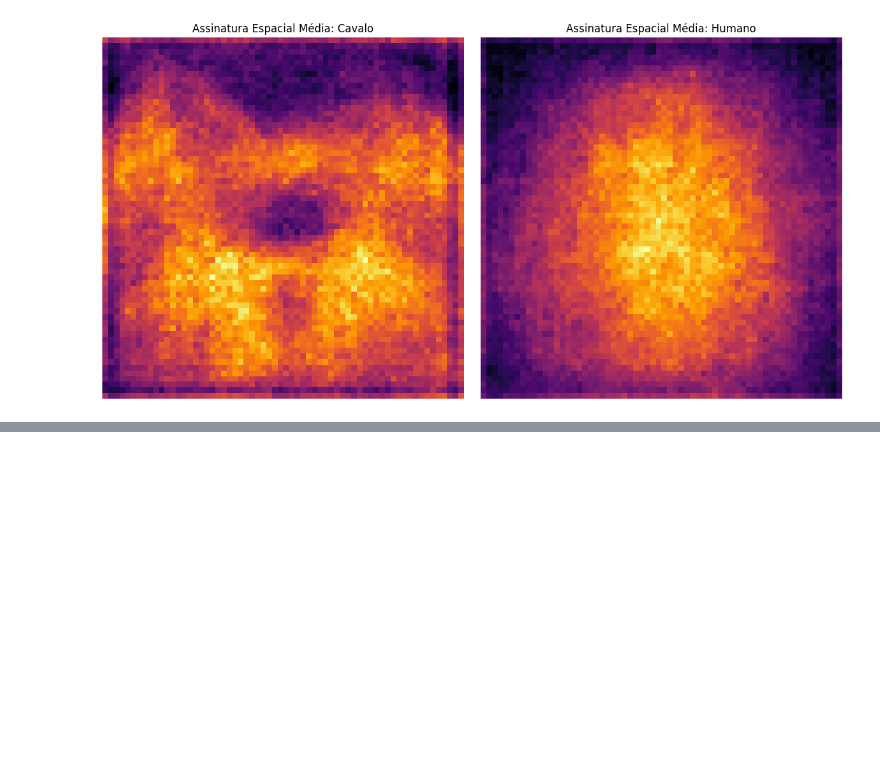
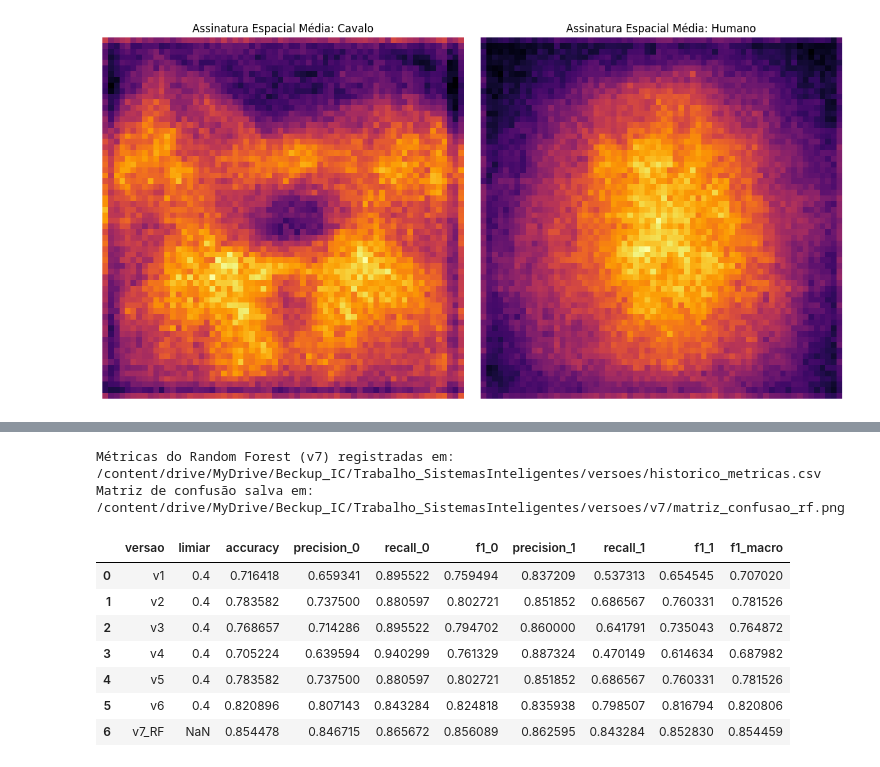
Before and after one commit to vitoriaferreirap/DeepLearning, a Jupyter notebook: MachineLearning/SistemasInteligentes/SistemasInteligentes_ClassificadorCavalos.ipynb, the cells around one changed output, grey strips where cells are left out. Cells and saved outputs as stored; diff of their text form; code cells hidden in the pictures; blank space fills up the shorter version.

```diff
--- a/MachineLearning/SistemasInteligentes/SistemasInteligentes_ClassificadorCavalos.ipynb
+++ b/MachineLearning/SistemasInteligentes/SistemasInteligentes_ClassificadorCavalos.ipynb
@@ -888,0 +881,65 @@ display(df_final)
+# %%
+import pandas as pd
+import os
+from sklearn.metrics import classification_report, accuracy_score, confusion_matrix, ConfusionMatrixDisplay
+import matplotlib.pyplot as plt
+
+# DEFINIÇÕES SALVA RANDOM FOREST
+nome_da_versao = 'v7' # Defina o nome (ex: v7, v8...)
+limiar_utilizado = 'N/A' # Random Forest usa classe direta, não probabilística padrão
+base_path = '/content/drive/MyDrive/Beckup_IC/Trabalho_SistemasInteligentes/versoes'
+caminho_csv = os.path.join(base_path, 'historico_metricas.csv')
+
+# SALVAMENTO DA MATRIZ
+# Cria a pasta da versão se não existir
+caminho_versao = os.path.join(base_path, nome_da_versao)
+os.makedirs(caminho_versao, exist_ok=True)
+
+# Salva a matriz (assume que o objeto 'fig' já está criado pela sua plotagem anterior)
+caminho_salvamento = os.path.join(caminho_versao, 'matriz_confusao_rf.png')
+fig.savefig(caminho_salvamento)
+
+# GERAÇÃO E SALVAMENTO DE MÉTRICAS
+# Calcula o report para o Random Forest
+report_rf = classification_report(y_test.astype(int), y_pred_rf.astype(int), output_dict=True)
+
+nova_linha = {
+    'versao': f"{nome_da_versao}_RF",
+    'limiar': limiar_utilizado,
+    'accuracy': report_rf['accuracy'],
+    'precision_0': report_rf['0']['precision'],
+    'recall_0': report_rf['0']['recall'],
+    'f1_0': report_rf['0']['f1-score'],
+    'precision_1': report_rf['1']['precision'],
+    'recall_1': report_rf['1']['recall'],
+    'f1_1': report_rf['1']['f1-score'],
+    'f1_macro': report_rf['macro avg']['f1-score']
+}
+
+# ADICIONA AO CSV
+df_nova_linha = pd.DataFrame([nova_linha])
+if not os.path.isfile(caminho_csv):
+    df_nova_linha.to_csv(caminho_csv, index=False)
+else:
+    df_nova_linha.to_csv(caminho_csv, mode='a', header=False, index=False)
+
+print(f"Métricas do Random Forest ({nome_da_versao}) registradas em: {caminho_csv}")
+print(f"Matriz de confusão salva em: {caminho_salvamento}")
+# %% [output]
+Métricas do Random Forest (v7) registradas em: /content/drive/MyDrive/Beckup_IC/Trabalho_SistemasInteligentes/versoes/historico_metricas.csv
+Matriz de confusão salva em: /content/drive/MyDrive/Beckup_IC/Trabalho_SistemasInteligentes/versoes/v7/matriz_confusao_rf.png
+# %%
+# Carrega a tabela
+df_final = pd.read_csv('/content/drive/MyDrive/Beckup_IC/Trabalho_SistemasInteligentes/versoes/historico_metricas.csv')
+
+# Exibe a tabela organizada
+display(df_final)
+# %% [output]
+|  | versao | limiar | accuracy | precision_0 | recall_0 | f1_0 | precision_1 | recall_1 | f1_1 | f1_macro |
+| 0 | v1 | 0.4 | 0.716418 | 0.659341 | 0.895522 | 0.759494 | 0.837209 | 0.537313 | 0.654545 | 0.707020 |
+| 1 | v2 | 0.4 | 0.783582 | 0.737500 | 0.880597 | 0.802721 | 0.851852 | 0.686567 | 0.760331 | 0.781526 |
+| 2 | v3 | 0.4 | 0.768657 | 0.714286 | 0.895522 | 0.794702 | 0.860000 | 0.641791 | 0.735043 | 0.764872 |
+| 3 | v4 | 0.4 | 0.705224 | 0.639594 | 0.940299 | 0.761329 | 0.887324 | 0.470149 | 0.614634 | 0.687982 |
+| 4 | v5 | 0.4 | 0.783582 | 0.737500 | 0.880597 | 0.802721 | 0.851852 | 0.686567 | 0.760331 | 0.781526 |
+| 5 | v6 | 0.4 | 0.820896 | 0.807143 | 0.843284 | 0.824818 | 0.835938 | 0.798507 | 0.816794 | 0.820806 |
+| 6 | v7_RF | NaN | 0.854478 | 0.846715 | 0.865672 | 0.856089 | 0.862595 | 0.843284 | 0.852830 | 0.854459 |
```
Also changed, not shown: parts of 22 cells of this notebook.
